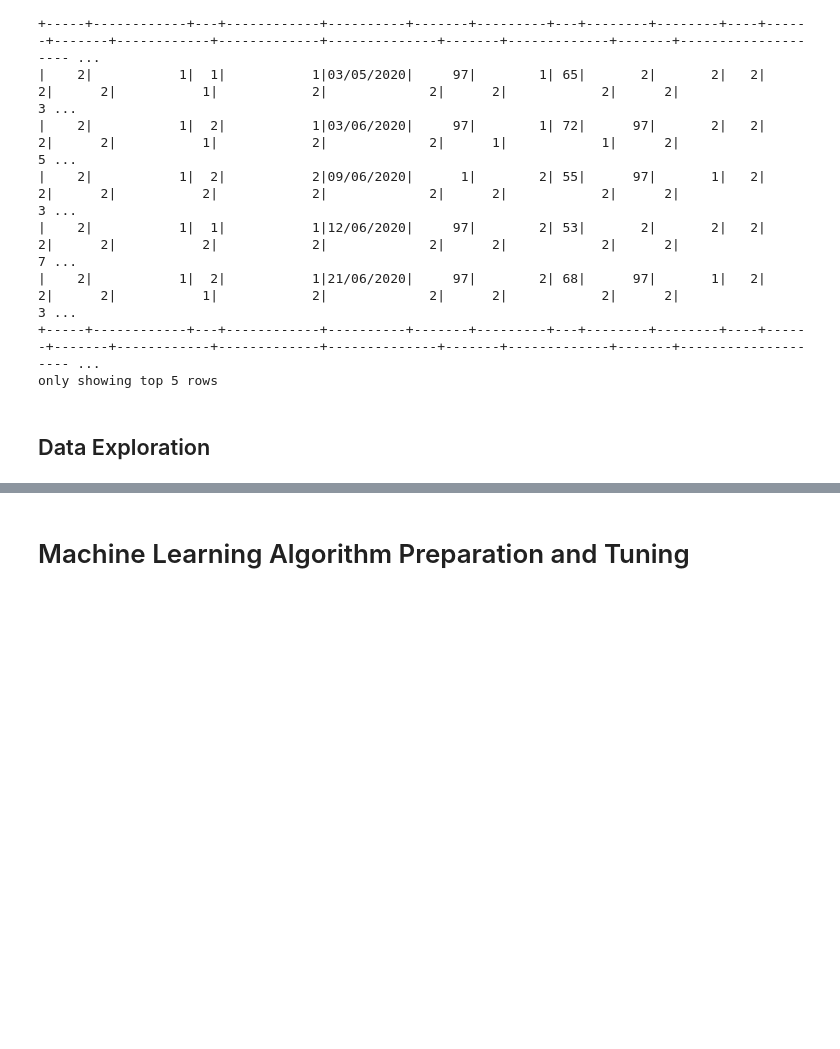
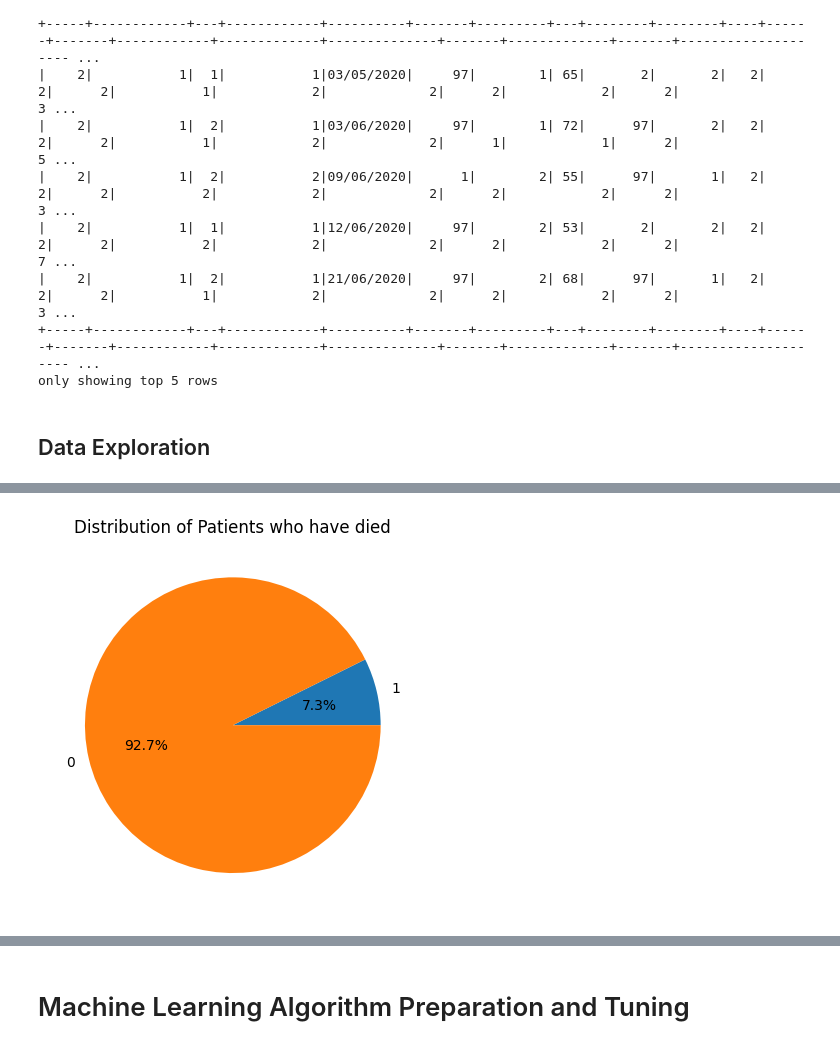
Before and after one commit to Jhatton2/dataMining_finalProject, a Jupyter notebook: covid-19.ipynb, the cells around one changed output, grey strips where cells are left out. Saved outputs shown, nothing was run; the diff lists cells and outputs as text; code cells hidden in the pictures; blank space fills up the shorter version.

```diff
--- a/covid-19.ipynb
+++ b/covid-19.ipynb
@@ -72,0 +103,11 @@ only showing top 5 rows
+# %%
+# Show distribution of 'hasDied' column in pie chart
+import matplotlib.pyplot as plt
+
+died_distribution = spark.sql("SELECT hasDied, COUNT(*) as Count FROM covid GROUP BY hasDied").toPandas()
+
+plt.pie(died_distribution["Count"], labels=died_distribution["hasDied"], autopct="%1.1f%%")
+plt.title("Distribution of Patients who have died")
+plt.show()
+# %% [output]
+[figure, added]
```
Also changed, not shown: parts of 6 cells of this notebook.
